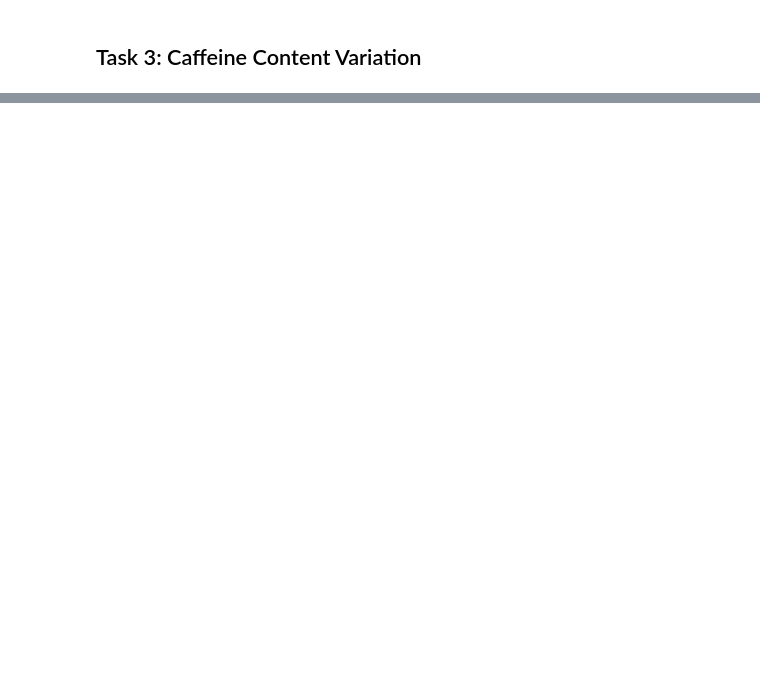
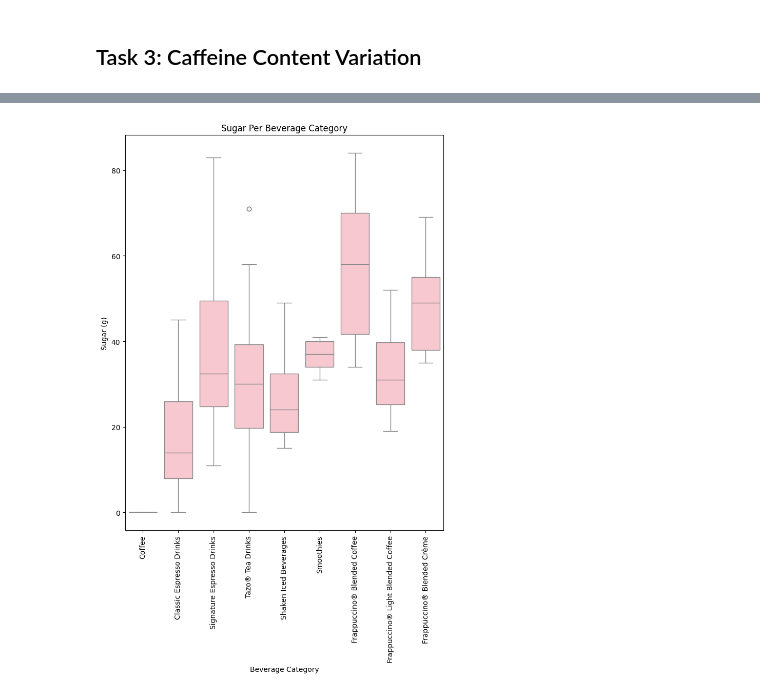
Before and after one commit to Tait-Sherfinski/AP-Computer-Science-Principles, a Jupyter notebook: Notebooks/prog6280b.ipynb, the cells around one changed output, grey strips where cells are left out. Cells and saved outputs as stored; diff of their text form; code cells hidden in the pictures; blank space fills up the shorter version.

```diff
--- a/Notebooks/prog6280b.ipynb
+++ b/Notebooks/prog6280b.ipynb
@@ -95,0 +111,10 @@ plt.show()
+# %%
+plt.figure(figsize=(8,10))
+sns.boxplot(x='Beverage_category', y='Sugars (g)', data=df, color='pink')
+plt.title('Sugar Per Beverage Category')
+plt.xlabel('Beverage Category')
+plt.ylabel('Sugar (g)')
+plt.xticks(rotation=90)
+plt.show()
+# %% [output]
+[figure, added]
```
Also changed, not shown: parts of 7 cells of this notebook.
